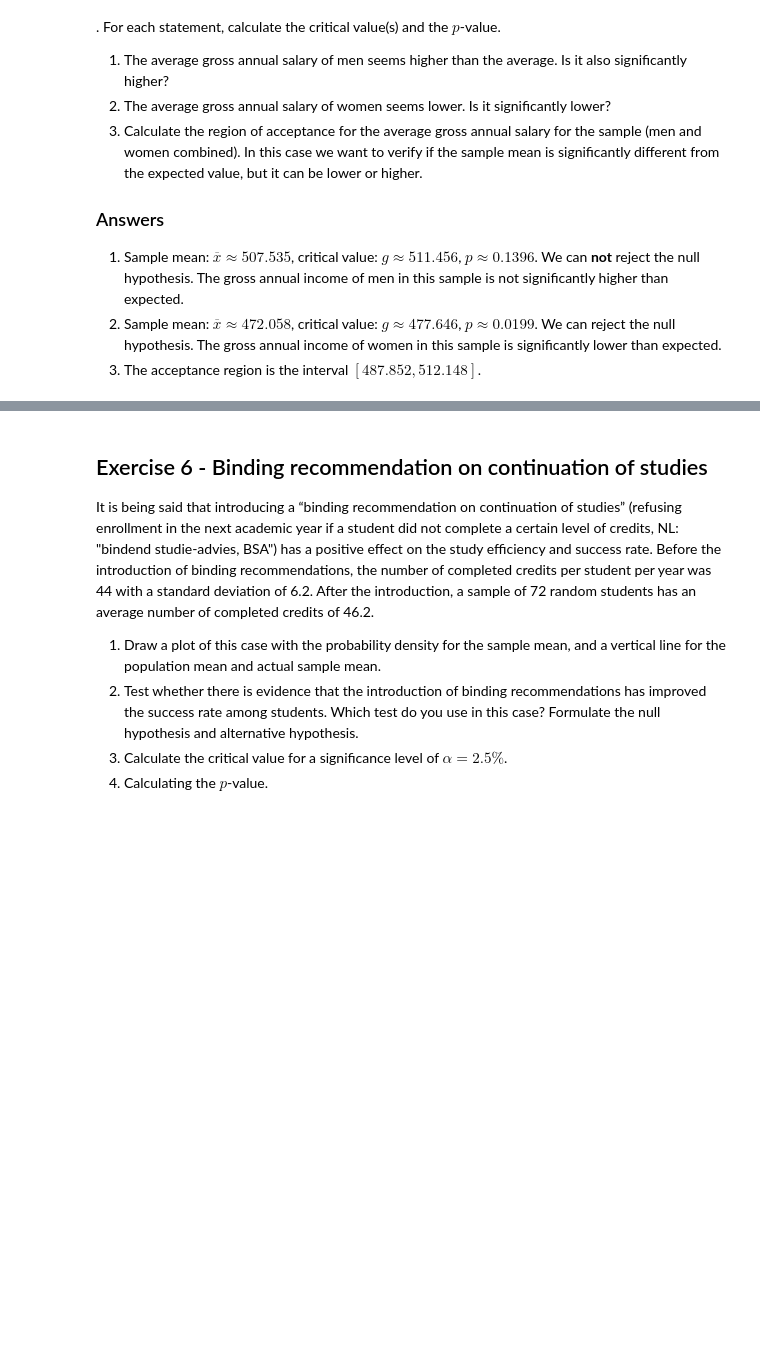
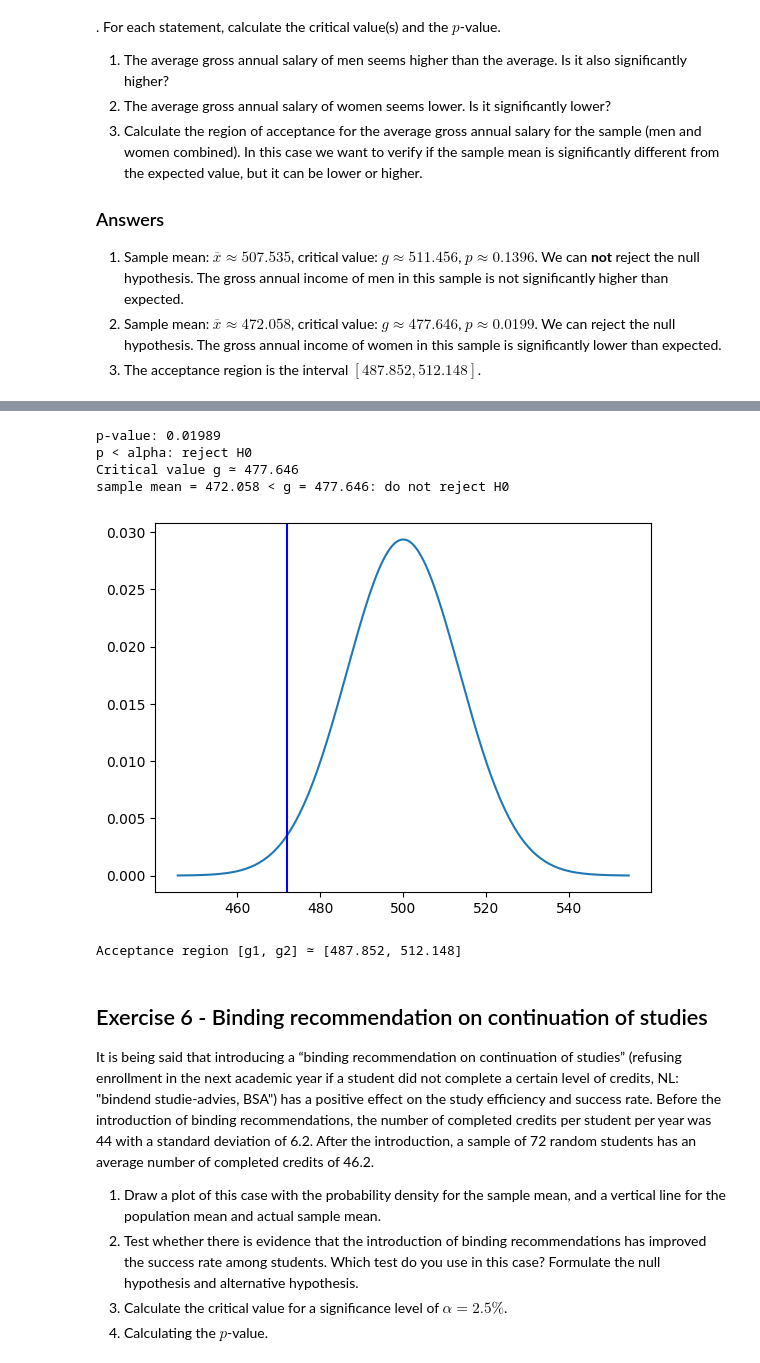
Before and after one commit to Kobe-Sapijn/dsai-labs, a Jupyter notebook: 3-central-limit-testing/lab-3.04-hypothesis-testing.ipynb, the cells around one changed output, grey strips where cells are left out. Cells and saved outputs as stored; diff of their text form; code cells hidden in the pictures; blank space fills up the shorter version.

```diff
--- a/3-central-limit-testing/lab-3.04-hypothesis-testing.ipynb
+++ b/3-central-limit-testing/lab-3.04-hypothesis-testing.ipynb
@@ -173,3 +253,47 @@ Use an appropriate statistical test to verify the statements below, usinge a sig
+# %%
+women = dataf.query("(Gender == 'Female')")['Money']
+mu_women = women.mean()
+n = women.size
+sigma_women = sigma / math.sqrt(n)
+
+dist_x = np.linspace(mu - 4 * sigma_women, mu + 4 * sigma_women, num=201)
+dist_y = stats.norm.pdf(dist_x, mu, sigma_women)
+plt.plot(dist_x, dist_y)
+plt.axvline(mu_women, color="blue");
+
+alpha = 0.05
+p = stats.norm.cdf(mu_women, loc=mu, scale=sigma/np.sqrt(n))
+
+print("p-value: %.5f" % p)
+if(p < alpha):
+    print("p < alpha: reject H0")
+else:
+    print("p > alpha: do not reject H0")
+
+g = stats.norm.isf(1-alpha, loc=mu, scale=sigma / np.sqrt(n))
+print("Critical value g ≃ %.3f" % g)
+if (mu_women < g):
+    print("sample mean = %.3f < g = %.3f: do not reject H0" % (mu_women, g))
+else:
+    print("sample mean = %.3f > g = %.3f: reject H0" % (mu_women, g))
+# %% [output]
+p-value: 0.01989
+p < alpha: reject H0
+Critical value g ≃ 477.646
+sample mean = 472.058 < g = 477.646: do not reject H0
+[figure, added]
+# %%
+money = dataf['Money']
+mu = 500
+sigma = 98
+n = money.size
+alpha = 0.05
+
+g1 = mu - stats.norm.isf(alpha/2) * sigma / np.sqrt(n)
+g2 = mu + stats.norm.isf(alpha/2) * sigma / np.sqrt(n)
+print("Acceptance region [g1, g2] ≃ [%.3f, %.3f]" % (g1,g2))
+# %% [output]
+Acceptance region [g1, g2] ≃ [487.852, 512.148]
 # %% [markdown]
 
 ## Exercise 6 - Binding recommendation on continuation of studies
```
Also changed, not shown: parts of 14 cells of this notebook.
